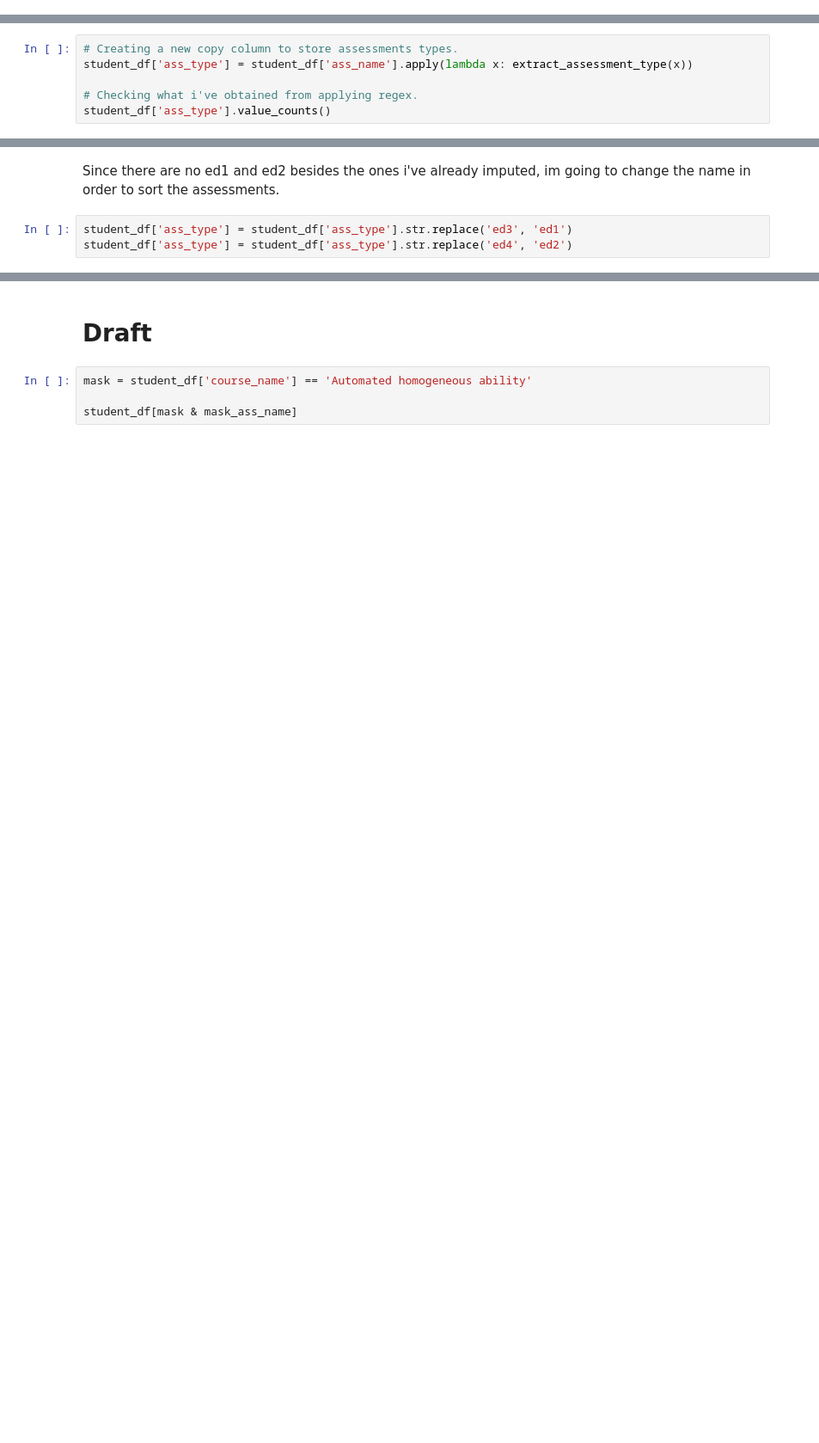
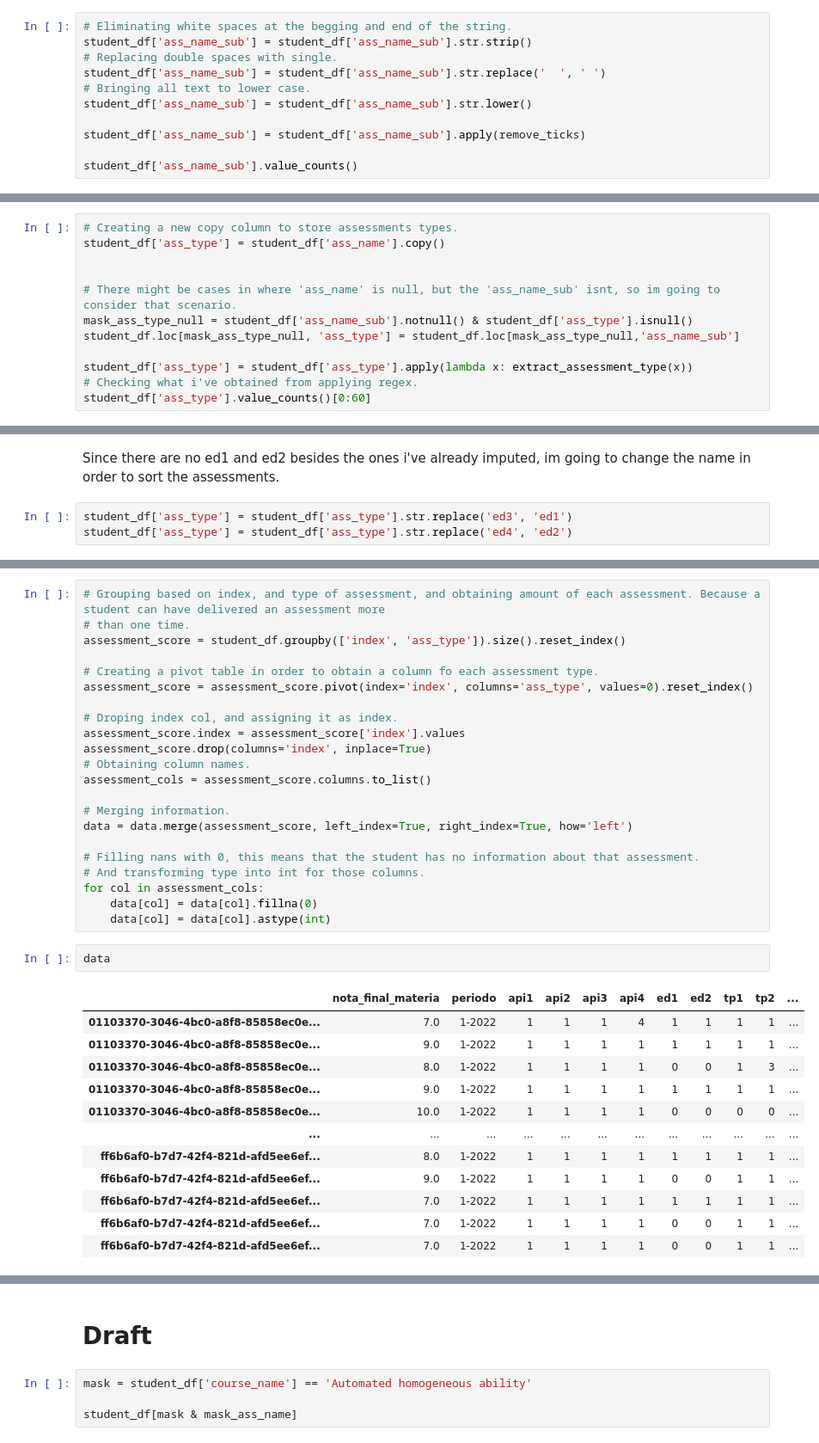
Before and after one commit to bautidea/course_approve_detection, a Jupyter notebook: notebok.ipynb, the cells around one changed output, grey strips where cells are left out. Shown at 86% size. Saved outputs shown, nothing was run; the diff lists cells and outputs as text; blank space fills up the shorter version.

Commit message:
Pusheando antes de generar un unico assessment para los assessments no identificados por REGEX.

```diff
--- a/notebok.ipynb
+++ b/notebok.ipynb
@@ -277,3 +277,14 @@ entregable grupal 2
 entregable grupal 3                                                                 1
 entregable grupal 4                                                                 1
 Name: count, dtype: int64
+# %%
+# Eliminating white spaces at the begging and end of the string.
+student_df['ass_name_sub'] = student_df['ass_name_sub'].str.strip()
+# Replacing double spaces with single.
+student_df['ass_name_sub'] = student_df['ass_name_sub'].str.replace('  ', ' ')
+# Bringing all text to lower case.
+student_df['ass_name_sub'] = student_df['ass_name_sub'].str.lower()
+
+student_df['ass_name_sub'] = student_df['ass_name_sub'].apply(remove_ticks)
+
+student_df['ass_name_sub'].value_counts()
@@ -347,9 +373,15 @@ def extract_assessment_type (text):
     return pattern_search.group(1) if pattern_search else text
 # %%
 # Creating a new copy column to store assessments types.
-student_df['ass_type'] = student_df['ass_name'].apply(lambda x: extract_assessment_type(x))
+student_df['ass_type'] = student_df['ass_name'].copy()
 
+
+# There might be cases in where 'ass_name' is null, but the 'ass_name_sub' isnt, so im going to consider that scenario.
+mask_ass_type_null = student_df['ass_name_sub'].notnull() & student_df['ass_type'].isnull()
+student_df.loc[mask_ass_type_null, 'ass_type'] = student_df.loc[mask_ass_type_null,'ass_name_sub']
+
+student_df['ass_type'] = student_df['ass_type'].apply(lambda x: extract_assessment_type(x))
 # Checking what i've obtained from applying regex.
-student_df['ass_type'].value_counts()
+student_df['ass_type'].value_counts()[0:60]
 # %% [output]
 ass_type
@@ -631,0 +685,37 @@ student_df['ass_type'] = student_df['ass_type'].str.replace('ed4', 'ed2')
+# %%
+# Grouping based on index, and type of assessment, and obtaining amount of each assessment. Because a student can have delivered an assessment more
+# than one time.
+assessment_score = student_df.groupby(['index', 'ass_type']).size().reset_index()
+
+# Creating a pivot table in order to obtain a column fo each assessment type.
+assessment_score = assessment_score.pivot(index='index', columns='ass_type', values=0).reset_index()
+
+# Droping index col, and assigning it as index.
+assessment_score.index = assessment_score['index'].values
+assessment_score.drop(columns='index', inplace=True)
+# Obtaining column names.
+assessment_cols = assessment_score.columns.to_list()
+
+# Merging information.
+data = data.merge(assessment_score, left_index=True, right_index=True, how='left')
+
+# Filling nans with 0, this means that the student has no information about that assessment.
+# And transforming type into int for those columns.
+for col in assessment_cols:
+    data[col] = data[col].fillna(0)
+    data[col] = data[col].astype(int)
+# %%
+data
+# %% [output]
+|  | nota_final_materia | periodo | api1 | api2 | api3 | api4 | ed1 | ed2 | tp1 | tp2 | ... |
+| 01103370-3046-4bc0-a8f8-85858ec0e... | 7.0 | 1-2022 | 1 | 1 | 1 | 4 | 1 | 1 | 1 | 1 | ... |
+| 01103370-3046-4bc0-a8f8-85858ec0e... | 9.0 | 1-2022 | 1 | 1 | 1 | 1 | 1 | 1 | 1 | 1 | ... |
+| 01103370-3046-4bc0-a8f8-85858ec0e... | 8.0 | 1-2022 | 1 | 1 | 1 | 1 | 0 | 0 | 1 | 3 | ... |
+| 01103370-3046-4bc0-a8f8-85858ec0e... | 9.0 | 1-2022 | 1 | 1 | 1 | 1 | 1 | 1 | 1 | 1 | ... |
+| 01103370-3046-4bc0-a8f8-85858ec0e... | 10.0 | 1-2022 | 1 | 1 | 1 | 1 | 0 | 0 | 0 | 0 | ... |
+| ... | ... | ... | ... | ... | ... | ... | ... | ... | ... | ... | ... |
+| ff6b6af0-b7d7-42f4-821d-afd5ee6ef... | 8.0 | 1-2022 | 1 | 1 | 1 | 1 | 1 | 1 | 1 | 1 | ... |
+| ff6b6af0-b7d7-42f4-821d-afd5ee6ef... | 9.0 | 1-2022 | 1 | 1 | 1 | 1 | 0 | 0 | 1 | 1 | ... |
+| ff6b6af0-b7d7-42f4-821d-afd5ee6ef... | 7.0 | 1-2022 | 1 | 1 | 1 | 1 | 1 | 1 | 1 | 1 | ... |
+| ff6b6af0-b7d7-42f4-821d-afd5ee6ef... | 7.0 | 1-2022 | 1 | 1 | 1 | 1 | 0 | 0 | 1 | 1 | ... |
+| ff6b6af0-b7d7-42f4-821d-afd5ee6ef... | 7.0 | 1-2022 | 1 | 1 | 1 | 1 | 0 | 0 | 1 | 1 | ... |
```
Also changed, not shown: parts of 20 cells of this notebook.
